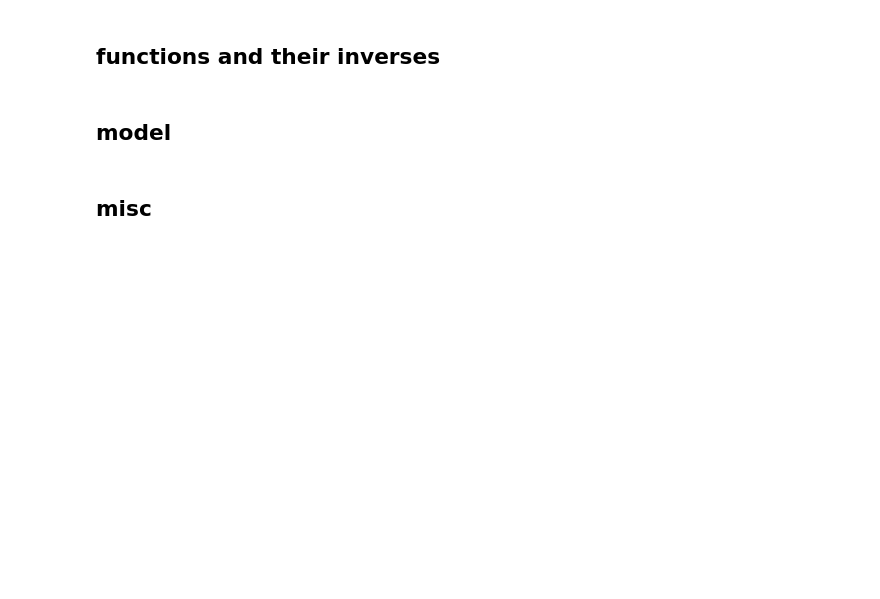
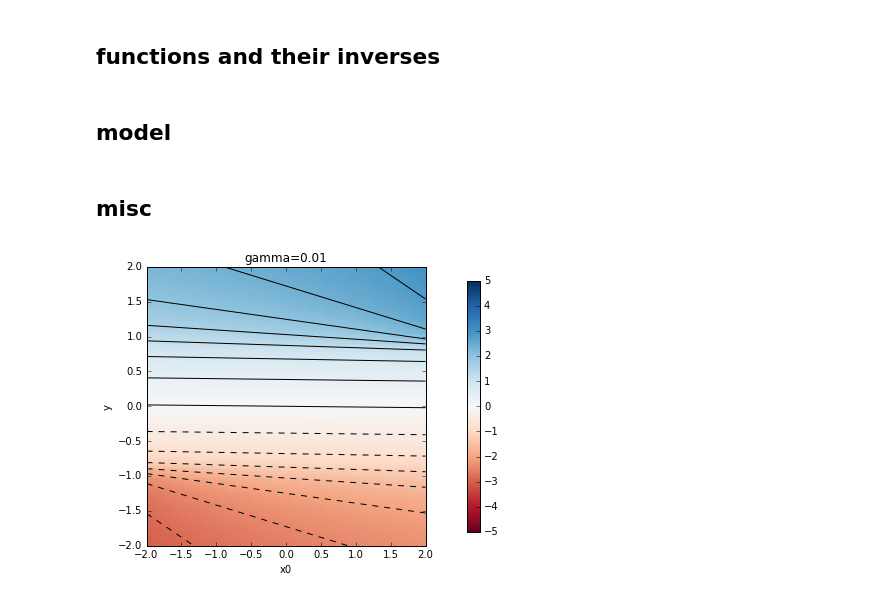
Before and after one commit to jsseely/tensorflow-target-prop, a Jupyter notebook: notebooks/170130 target prop playground.ipynb, the cells around one changed output. Drawn from its saved outputs; the diff is of its cells as text; code cells hidden in the pictures; blank space fills up the shorter version.

```diff
--- a/notebooks/170130 target prop playground.ipynb
+++ b/notebooks/170130 target prop playground.ipynb
@@ -174,10 +176,10 @@ for l in range(layers, 1, -1):
 ## misc
 # %%
 n1 = 101
-ext = 2
+ext = 2.0
 c = np.linspace(-ext, ext, n1)
 x0, y = np.meshgrid(c, c)
 x0 = x0.flatten()
 y = y.flatten()
 
-gamma = 0.001
+gamma = .01
@@ -194,9 +186,15 @@ C = x.reshape((n1,n1))
 # %%
+F = tanh2()
+x = F.f_rinv(y[:, np.newaxis], x0[:, np.newaxis], gamma=gamma)
+x = x.reshape((x.size))
+C = x.reshape((n1,n1))
 fig, ax = plt.subplots(1, 1, figsize=(15,5))
 ct = ax.contour(x0.reshape((n1,n1)), y.reshape((n1,n1)),C,15,colors='k')
-im = ax.imshow(np.flipud(C), cmap=cm.RdBu, interpolation='nearest', vmin=-3, vmax=3, extent=(-ext, ext, -ext, ext))
+im = ax.imshow(np.flipud(C), cmap=cm.RdBu, interpolation='nearest', vmin=-5, vmax=5, extent=(-ext, ext, -ext, ext))
 ax.set_title('gamma='+str(gamma))
 plt.colorbar(im,ax=ax, shrink=0.9)
 ax.set_xlabel('x0')
 ax.set_ylabel('y')
 plt.show()
+# %% [output]
+[figure, added]
```
Also changed, not shown: parts of 20 cells of this notebook, 22 other files.
